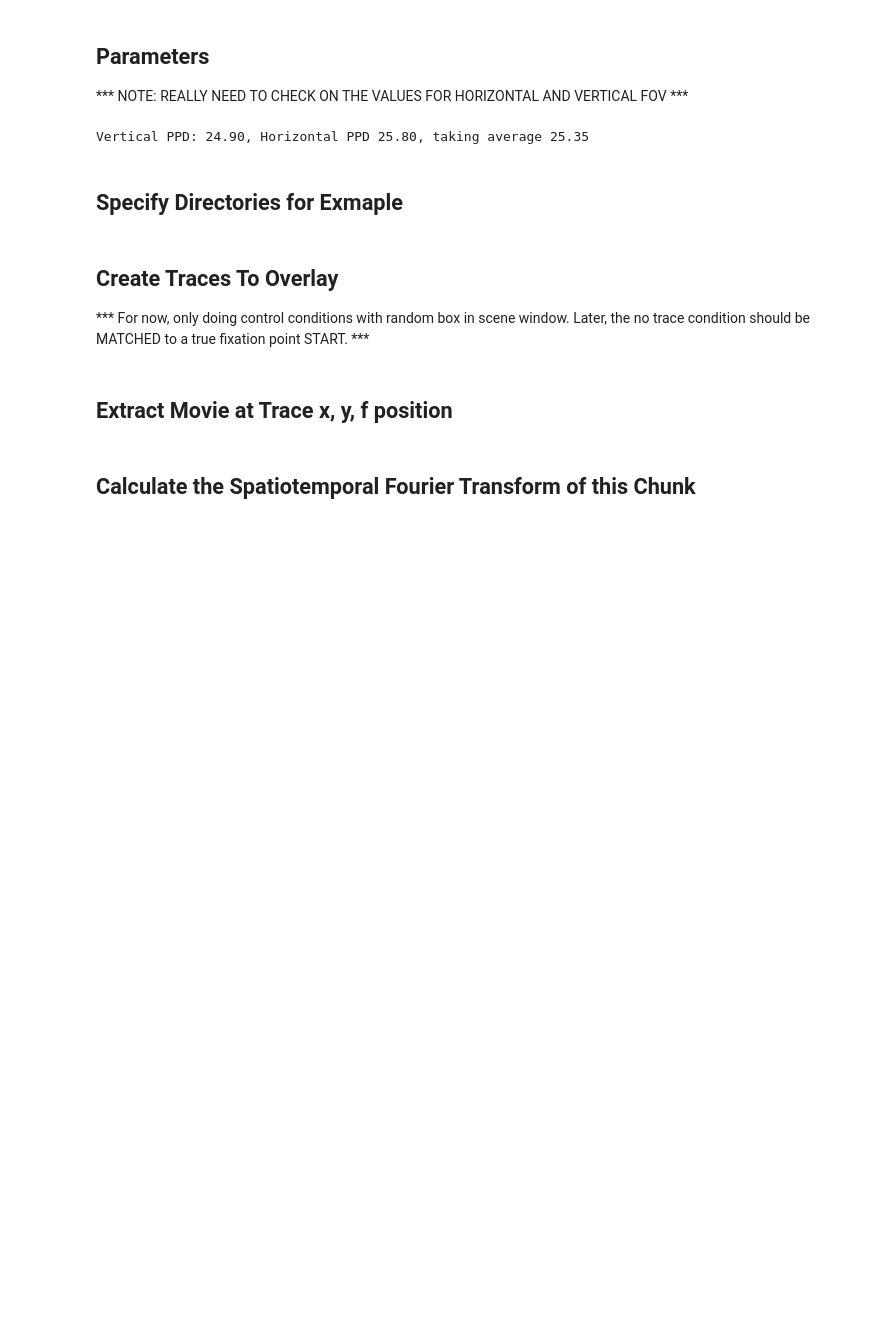
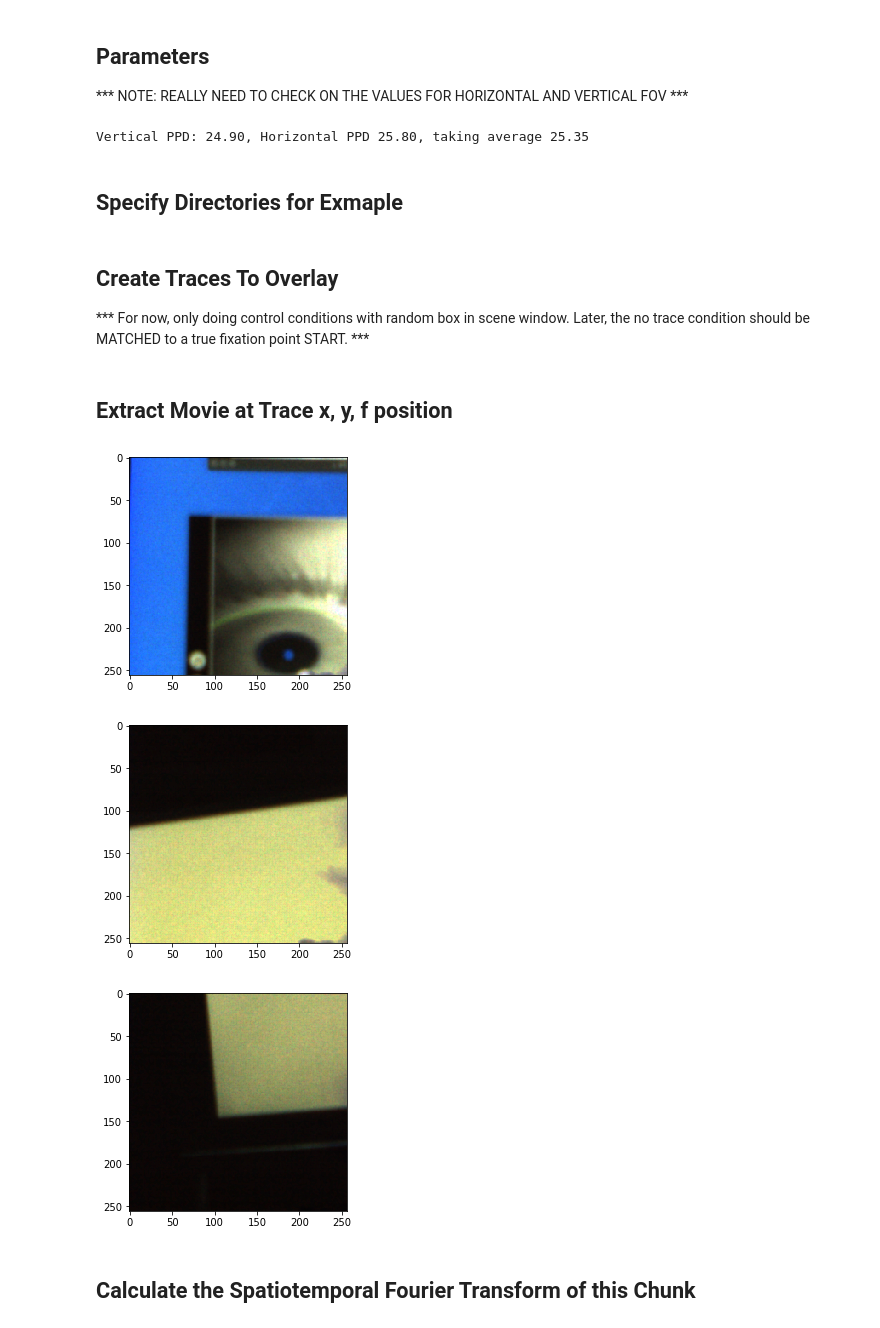
Before and after one commit to vdutell/st-bravo_analysis, a Jupyter notebook: 3. Chunk_Overlay_Fourier.ipynb, the cells around one changed output. Cells and saved outputs as stored; diff of their text form; code cells hidden in the pictures; blank space fills up the shorter version.

```diff
--- a/3. Chunk_Overlay_Fourier.ipynb
+++ b/3. Chunk_Overlay_Fourier.ipynb
@@ -32,9 +32,9 @@ img_dims=(1544,2064)
 save_batchsize = 200
 
 chunk_secs = 5
-chunk_pix = 128
+chunk_pix = 256
 
-#num_chunks = 5
+num_chunks = 10
 
 cosine_window = True
 
@@ -86,7 +86,7 @@ if(trace == 'none'):
 ## Extract Movie at Trace x, y, f position
 # %%
 #analysis_folder
-start = 200
+start = 2000
 trace_ximea_fnum = range(start, chunk_secs*fps+start)
 # %%
 #code to grab full size movie at trace time
@@ -102,19 +102,25 @@ movie_chunk = np.zeros((len(trace_f), chunk_pix, chunk_pix, 3))
 for i, f in enumerate(trace_ximea_fnum):
     frame = imageio.imread(os.path.join(analysis_folder,'pngs','cy',f'frame_{f}.png'))
 #   frame = ana.ximea_get_frame(timeline_ximea[i], save_batchsize, example_camera, camera_dir, img_dims=(1544,2064), normalize=True)
-    frame = frame/np.max(frame)
+    #frame = frame/np.max(frame)
 
     movie_chunk[i] = frame[trace_xy_corner[i,0]:trace_xy_corner[i,0]+chunk_pix,
                            trace_xy_corner[i,1]:trace_xy_corner[i,1]+chunk_pix]
+# %%
+movie_chunk_norm = movie_chunk/np.max(movie_chunk,axis=0)
 # %%
-plt.imshow(movie_chunk[0])
+plt.imshow(movie_chunk_norm[0])
 plt.show()
 
-plt.imshow(movie_chunk[np.shape(movie_chunk)[0]//2])
+plt.imshow(movie_chunk_norm[np.shape(movie_chunk_norm)[0]//2])
 plt.show()
 
-plt.imshow(movie_chunk[-1])
+plt.imshow(movie_chunk_norm[-1])
 plt.show()
+# %% [output]
+[figure, added]
+[figure, added]
+[figure, added]
 # %% [markdown]
 ## Calculate the Spatiotemporal Fourier Transform of this Chunk
 # %%
```
Also changed, not shown: parts of 5 cells of this notebook.
